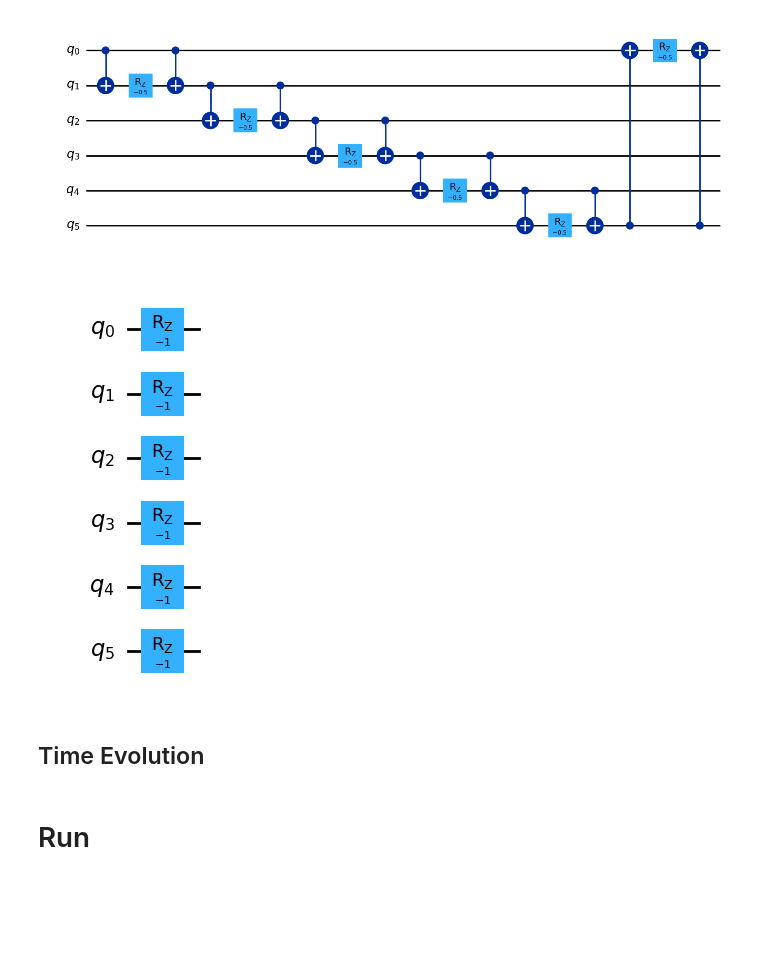
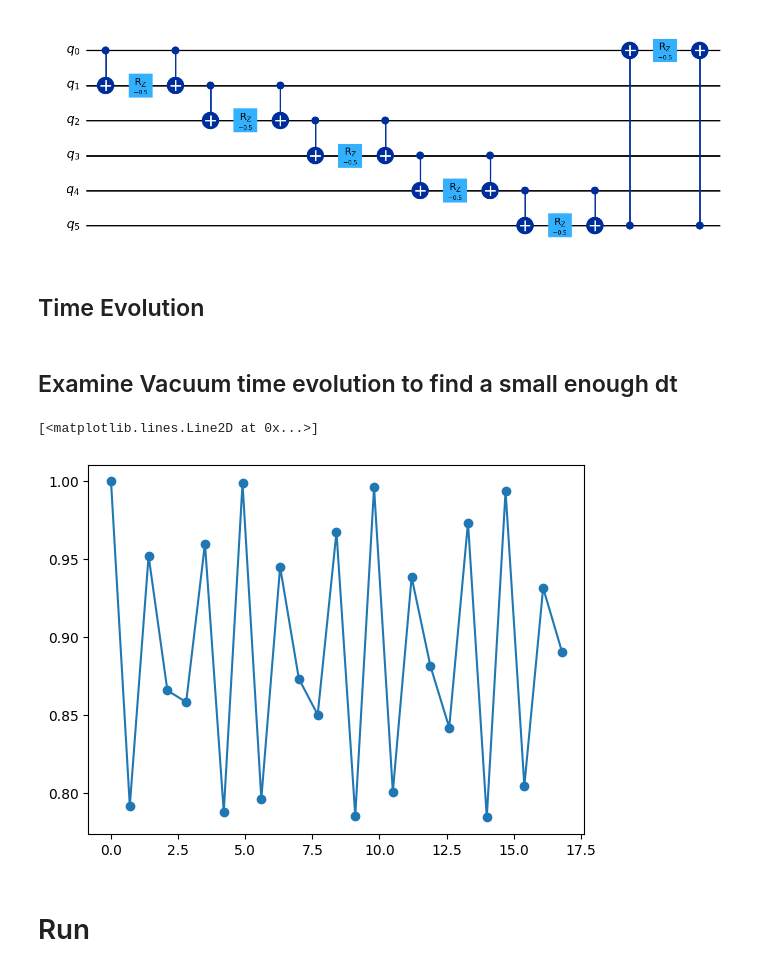
Before and after one commit to zhiyaol/string-breaking, a Jupyter notebook: QCsim.ipynb, the cells around one changed output. Drawn from its saved outputs; the diff is of its cells as text; code cells hidden in the pictures; blank space fills up the shorter version.

```diff
--- a/QCsim.ipynb
+++ b/QCsim.ipynb
@@ -109,7 +190,3 @@ HE_cir = exp_he(1)
-# %%
-HE_cir.draw('mpl')
-# %% [output]
-[figure, removed]
 # %% [markdown]
 ## Time Evolution
 # %%
@@ -128,5 +205,21 @@ def time_ev(dt,steps, nq = nQ, cir = None):
     for i in range(steps):
         trotter_step(dt, nq, cir)
     return cir
+# %% [markdown]
+## Examine Vacuum time evolution to find a small enough dt
+# %%
+del_t = 0.7
+overlaps = []
+
+for i in range(25):
+    vac_cir = true_vac(angles_from_vqe)
+    result_state = Statevector.from_int(0, 2**nQ)
+    result_state = result_state.evolve(time_ev(del_t, i, nQ, vac_cir))
+    overlaps.append(qiskit.quantum_info.state_fidelity(result_state,mathematica_result_6_SU2))
+
+plt.plot(np.arange(0, 16.8, 0.7),overlaps, 'o-')
+# %% [output]
+[<matplotlib.lines.Line2D at 0x...>]
+[figure, added]
 # %% [markdown]
 # Run
```
Also changed, not shown: parts of 11 cells of this notebook, 3 other files.
